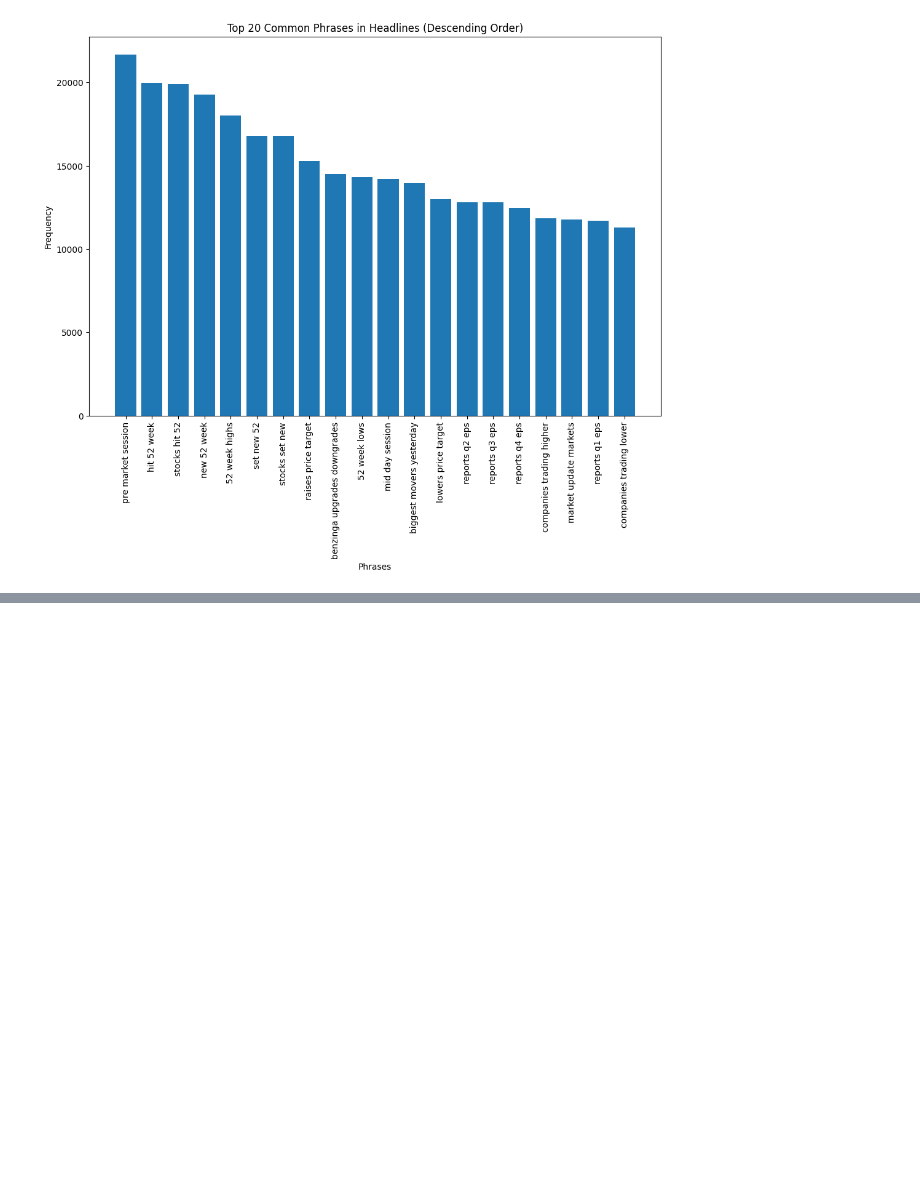
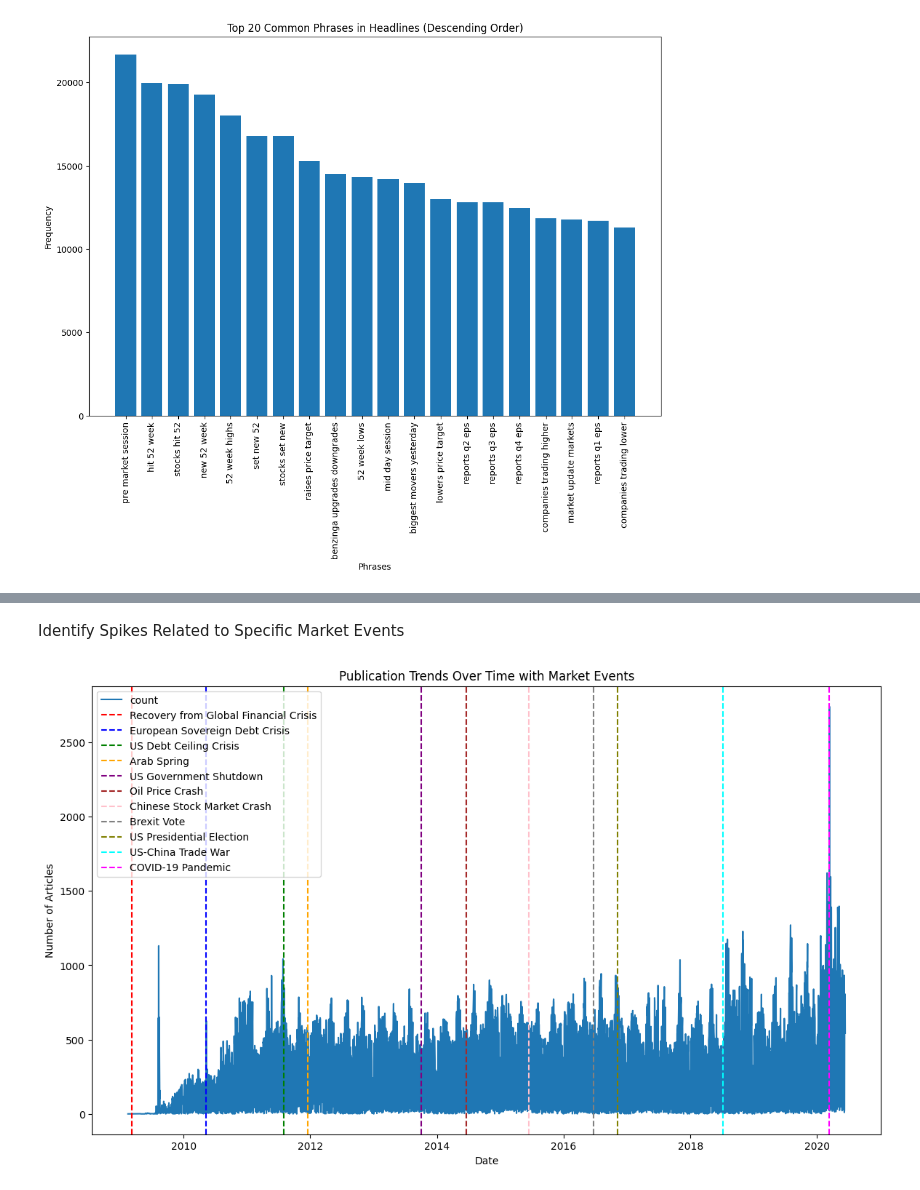
Before and after one commit to Abenezer-Baheru/Financial-News-And-Stock-Market-Analysis, a Jupyter notebook: notebooks/analysis.ipynb, the cells around one changed output, grey strips where cells are left out. Cells and saved outputs as stored; diff of their text form; code cells hidden in the pictures; blank space fills up the shorter version.

Commit message:
adding time series and publisher analysis

```diff
--- a/notebooks/analysis.ipynb
+++ b/notebooks/analysis.ipynb
@@ -311,0 +316,10 @@ Top 20 Common Phrases (Descending Order):
+# %%
+# Analyze publication dates
+publication_trends = data['date'].dt.date.value_counts().sort_index()
+# Plot publication trends over time
+plt.figure(figsize=(14, 8))
+publication_trends.plot(kind='line')
+plt.title('Publication Trends Over Time')
+plt.xlabel('Date')
+plt.ylabel('Number of Articles')
+plt.show()
@@ -311,0 +328,33 @@ Top 20 Common Phrases (Descending Order):
+# %% [markdown]
+Identify Spikes Related to Specific Market Events
+# %%
+# List of significant market events
+market_events = {
+    '2009-03-09': 'Recovery from Global Financial Crisis',
+    '2010-05-09': 'European Sovereign Debt Crisis',
+    '2011-08-02': 'US Debt Ceiling Crisis',
+    '2011-12-17': 'Arab Spring',
+    '2013-10-01': 'US Government Shutdown',
+    '2014-06-20': 'Oil Price Crash',
+    '2015-06-12': 'Chinese Stock Market Crash',
+    '2016-06-23': 'Brexit Vote',
+    '2016-11-08': 'US Presidential Election',
+    '2018-07-06': 'US-China Trade War',
+    '2020-03-11': 'COVID-19 Pandemic'
+}
+
+# List of colors for the events
+colors = ['red', 'blue', 'green', 'orange', 'purple', 'brown', 'pink', 'gray', 'olive', 'cyan', 'magenta']
+
+# Plot publication trends over time with market events
+plt.figure(figsize=(14, 8))
+publication_trends.plot(kind='line')
+for i, (event_date, event_name) in enumerate(market_events.items()):
+    plt.axvline(pd.to_datetime(event_date), color=colors[i % len(colors)], linestyle='--', label=event_name)
+plt.title('Publication Trends Over Time with Market Events')
+plt.xlabel('Date')
+plt.ylabel('Number of Articles')
+plt.legend()
+plt.show()
+# %% [output]
+[figure, added]
```
Also changed, not shown: parts of 11 cells of this notebook, 1 other file.
